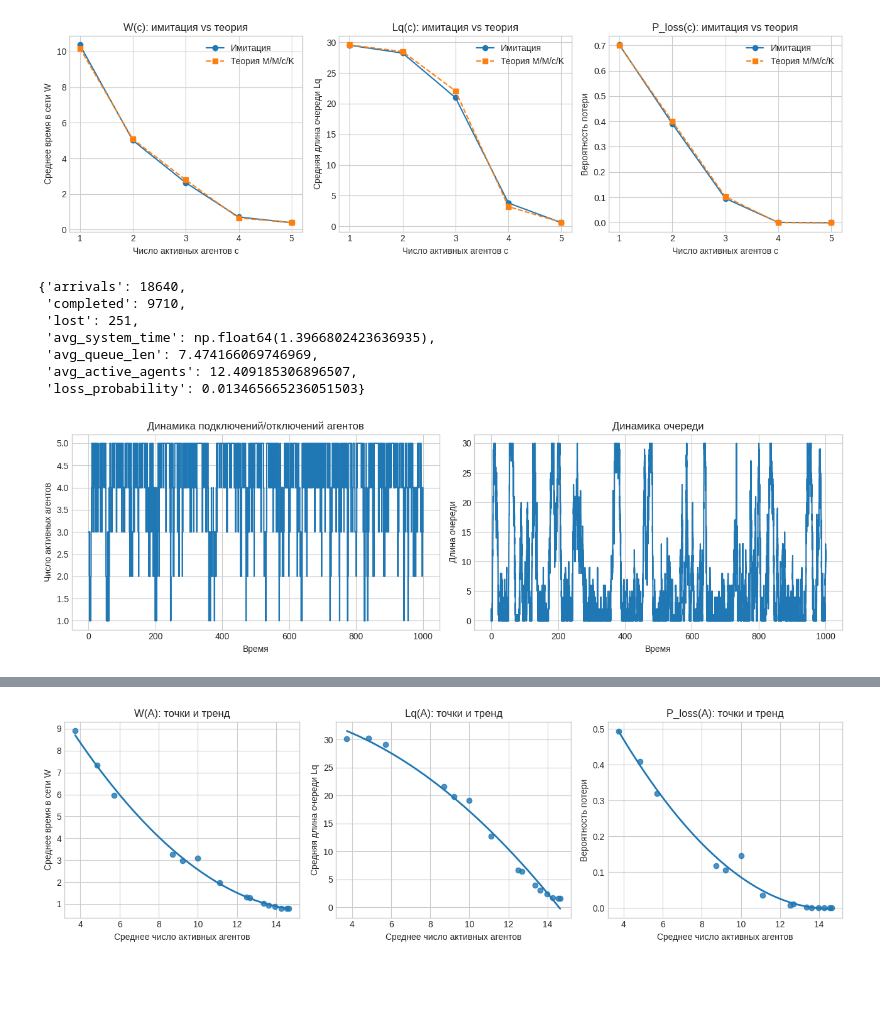
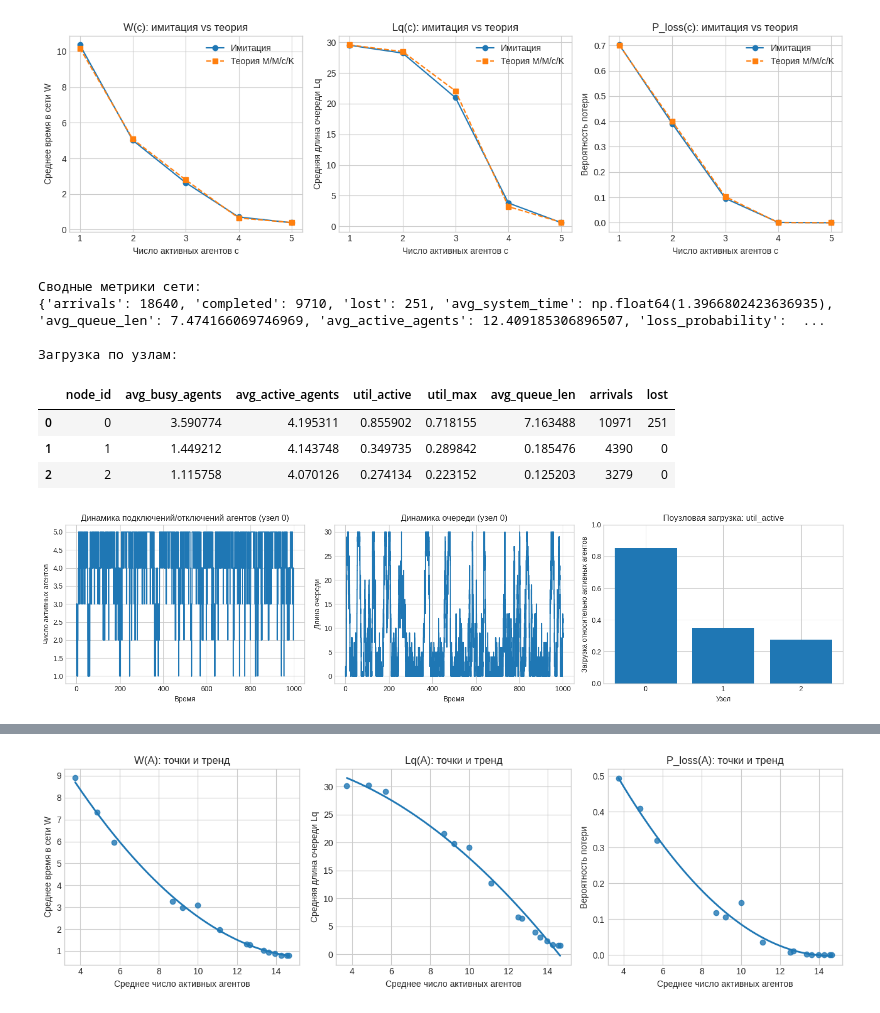
Before and after one commit to IlyaAGL/serv1, a Jupyter notebook: lab5.ipynb, the cells around one changed output, grey strips where cells are left out. Saved outputs shown, nothing was run; the diff lists cells and outputs as text; code cells hidden in the pictures; blank space fills up the shorter version.

Commit message:
add nodes analys

```diff
--- a/lab5.ipynb
+++ b/lab5.ipynb
@@ -64,6 +65,8 @@ class ServiceNode:
         self.last_t = env.now
         self.area_q = 0.0
         self.area_agents = 0.0
+        # Интеграл по времени от числа занятых каналов (для оценки загрузки)
+        self.area_busy = 0.0
 
         self.ts = [0.0]
         self.qs = [0]
@@ -79,6 +82,7 @@ class ServiceNode:
         if dt > 0:
             self.area_q += len(self.queue) * dt
             self.area_agents += self.active_agents * dt
+            self.area_busy += self.busy * dt
             self.last_t = now
 
     def record_state(self):
@@ -149,6 +153,7 @@ class ServiceNode:
         if dt > 0:
             self.area_q += len(self.queue) * dt
             self.area_agents += self.active_agents * dt
+            self.area_busy += self.busy * dt
             self.last_t = until_time
 
 
@@ -226,6 +231,25 @@ class QueueNetwork:
         avg_agents = sum(node.area_agents for node in self.nodes) / sim_time
         loss_prob = total_lost / total_arrivals if total_arrivals > 0 else 0.0
 
+        node_loads = []
+        for node in self.nodes:
+            avg_busy = node.area_busy / sim_time
+            avg_active_node = node.area_agents / sim_time
+            util_active = avg_busy / avg_active_node if avg_active_node > 0 else np.nan
+            util_max = avg_busy / node.max_agents if node.max_agents > 0 else np.nan
+            node_loads.append(
+                {
+                    'node_id': node.node_id,
+                    'avg_busy_agents': avg_busy,
+                    'avg_active_agents': avg_active_node,
+                    'util_active': util_active,
+                    'util_max': util_max,
+                    'avg_queue_len': node.area_q / sim_time,
+                    'arrivals': node.arrivals,
+                    'lost': node.lost,
+                }
+            )
+
         return {
             'arrivals': total_arrivals,
             'completed': self.completed,
@@ -234,6 +258,7 @@ class QueueNetwork:
             'avg_queue_len': avg_q,
             'avg_active_agents': avg_agents,
             'loss_probability': loss_prob,
+            'node_loads': node_loads,
         }
 
 
@@ -461,34 +486,50 @@ dynamic_metrics, dynamic_node = run_simulation(
     routing=ROUTING,
 )
 
-dynamic_metrics
+node_loads_df = pd.DataFrame(dynamic_metrics['node_loads'])
+
+print('Сводные метрики сети:')
+print({k: v for k, v in dynamic_metrics.items() if k != 'node_loads'})
+print('\nЗагрузка по узлам:')
+node_loads_df
 # %% [output]
-{'arrivals': 18640,
- 'completed': 9710,
- 'lost': 251,
- 'avg_system_time': np.float64(1.3966802423636935),
- 'avg_queue_len': 7.474166069746969,
- 'avg_active_agents': 12.409185306896507,
- 'loss_probability': 0.013465665236051503}
+Сводные метрики сети:
+{'arrivals': 18640, 'completed': 9710, 'lost': 251, 'avg_system_time': np.float64(1.3966802423636935), 'avg_queue_len': 7.474166069746969, 'avg_active_agents': 12.409185306896507, 'loss_probability':  ...
+
+Загрузка по узлам:
+|  | node_id | avg_busy_agents | avg_active_agents | util_active | util_max | avg_queue_len | arrivals | lost |
+| 0 | 0 | 3.590774 | 4.195311 | 0.855902 | 0.718155 | 7.163488 | 10971 | 251 |
+| 1 | 1 | 1.449212 | 4.143748 | 0.349735 | 0.289842 | 0.185476 | 4390 | 0 |
+| 2 | 2 | 1.115758 | 4.070126 | 0.274134 | 0.223152 | 0.125203 | 3279 | 0 |
 # %%
-plt.figure(figsize=(13, 4))
+plt.figure(figsize=(16, 4))
 
-plt.subplot(1, 2, 1)
+plt.subplot(1, 3, 1)
 plt.step(dynamic_node.agents_ts, dynamic_node.agents_vals, where='post')
 plt.xlabel('Время')
 plt.ylabel('Число активных агентов')
-plt.title('Динамика подключений/отключений агентов')
+plt.title('Динамика подключений/отключений агентов (узел 0)')
 
-plt.subplot(1, 2, 2)
+plt.subplot(1, 3, 2)
 plt.step(dynamic_node.ts, dynamic_node.qs, where='post')
 plt.xlabel('Время')
 plt.ylabel('Длина очереди')
-plt.title('Динамика очереди')
+plt.title('Динамика очереди (узел 0)')
+
+plt.subplot(1, 3, 3)
+node_ids = [d['node_id'] for d in dynamic_metrics['node_loads']]
+util_active = [d['util_active'] for d in dynamic_metrics['node_loads']]
+plt.bar(node_ids, util_active)
+plt.ylim(0, 1)
+plt.xticks(node_ids)
+plt.xlabel('Узел')
+plt.ylabel('Загрузка относительно активных агентов')
+plt.title('Поузловая загрузка: util_active')
 
 plt.tight_layout()
 plt.show()
 # %% [output]
-[figure, old version]
+[figure, new version]
 # %%
 alpha_grid = [0.2, 0.5, 1.0, 1.5, 2.0]
 beta_grid = [0.2, 0.5, 1.0]
```
Also changed, not shown: parts of 1 cell of this notebook.
